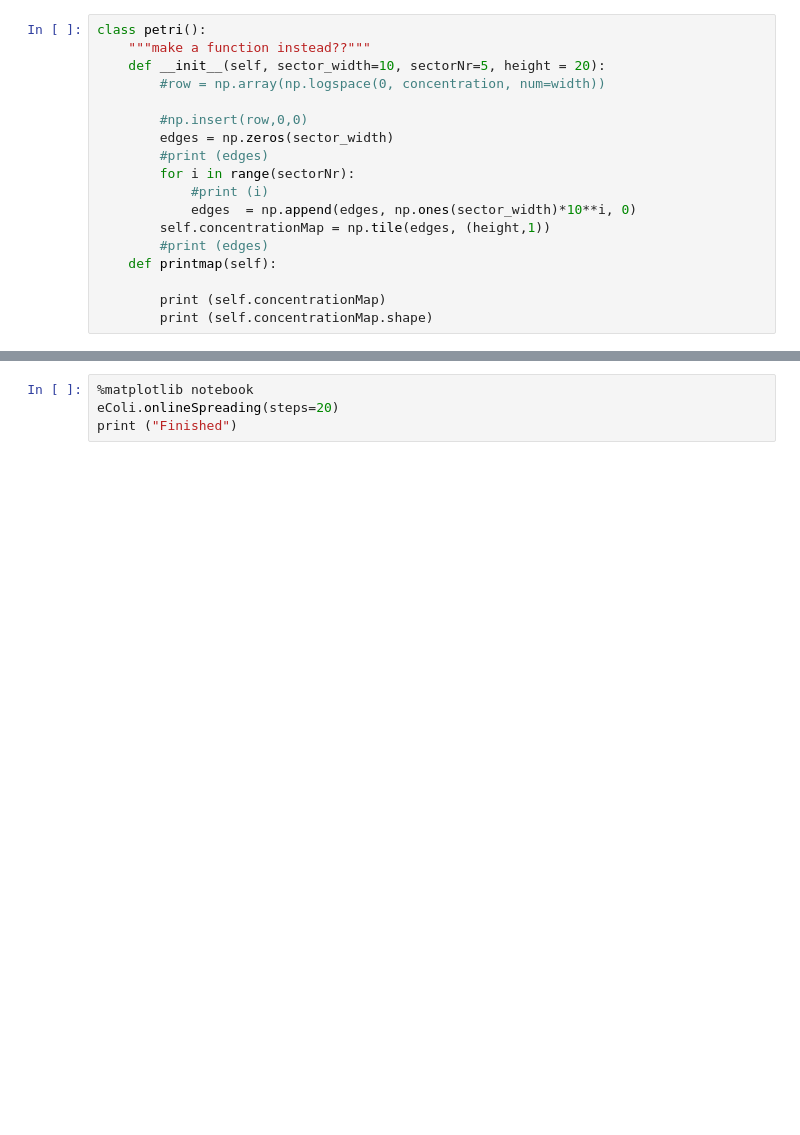
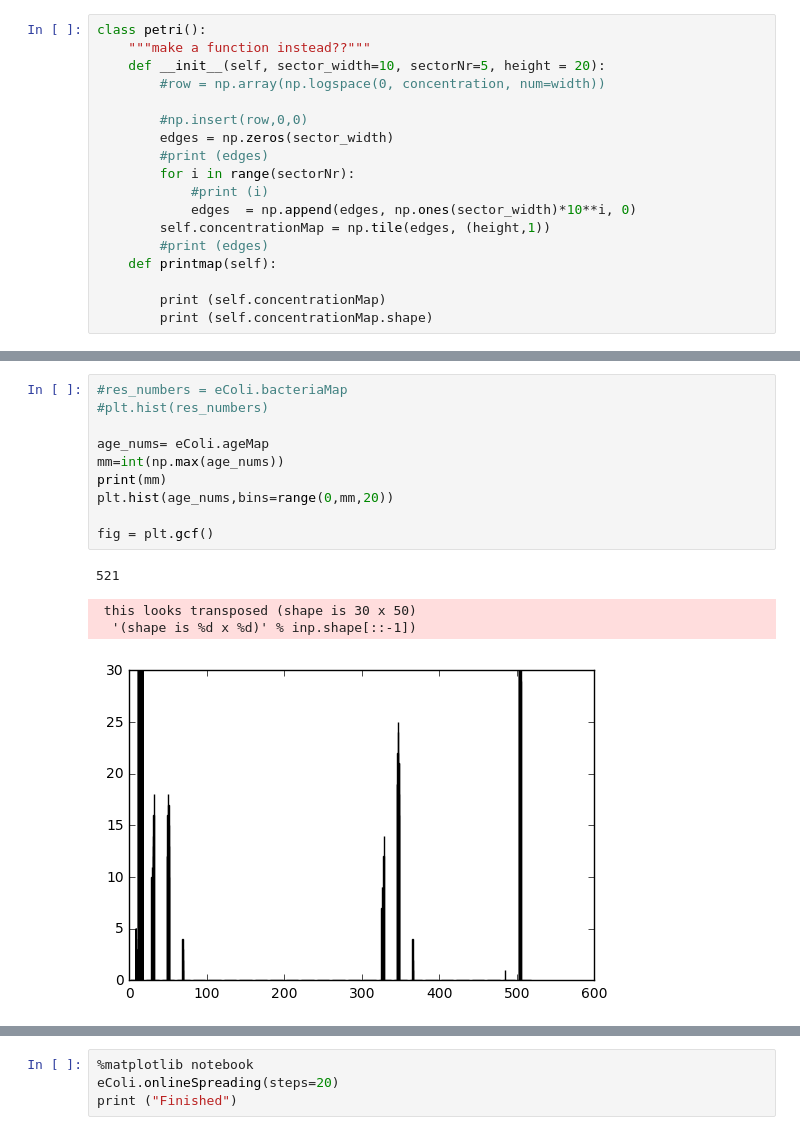
Before and after one commit to Wheele9/Petrdish-simulation, a Jupyter notebook: PetriDish.ipynb, the cells around one changed output, grey strips where cells are left out. Drawn from its saved outputs; the diff is of its cells as text; blank space fills up the shorter version.

```diff
--- a/PetriDish.ipynb
+++ b/PetriDish.ipynb
@@ -195,3 +208,18 @@ Finished
+# %%
+#res_numbers = eColi.bacteriaMap
+#plt.hist(res_numbers)
+
+age_nums= eColi.ageMap
+mm=int(np.max(age_nums))
+print(mm)
+plt.hist(age_nums,bins=range(0,mm,20))
+
+fig = plt.gcf()
+# %% [output]
+521
+ this looks transposed (shape is 30 x 50)
+  '(shape is %d x %d)' % inp.shape[::-1])
+[figure, added]
 # %%
 %matplotlib inline
 eColi.showBacMap()
```
Also changed, not shown: parts of 7 cells of this notebook.
